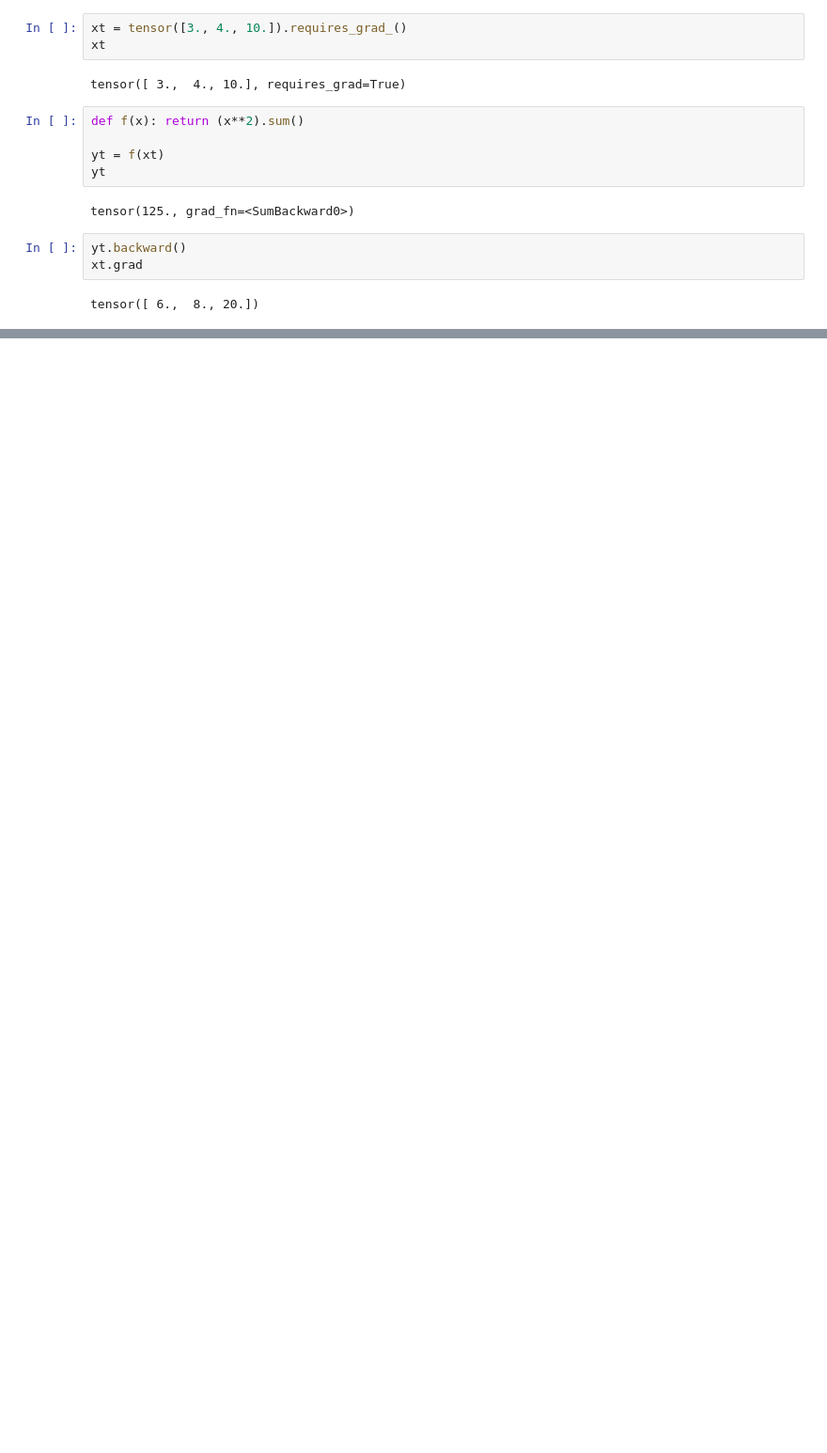
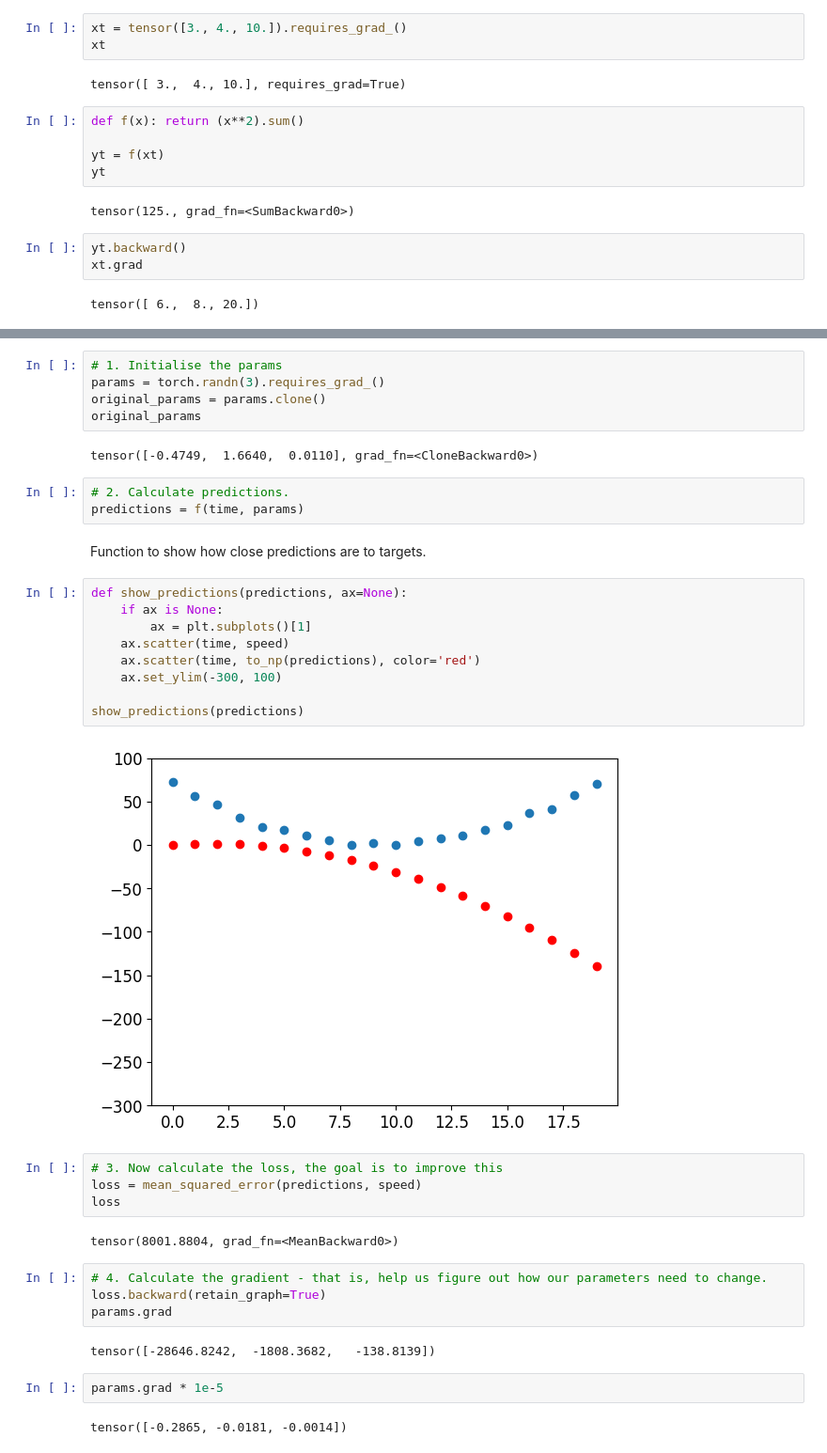
Before and after one commit to mendhak/fastai_lessons, a Jupyter notebook: 012_stochastic_gradient_descent.ipynb, the cells around one changed output, grey strips where cells are left out. Shown at 94% size. Saved outputs shown, nothing was run; the diff lists cells and outputs as text; blank space fills up the shorter version.

```diff
--- a/012_stochastic_gradient_descent.ipynb
+++ b/012_stochastic_gradient_descent.ipynb
@@ -70,0 +98,39 @@ Stepping with a learning rate
+# %%
+# 1. Initialise the params
+params = torch.randn(3).requires_grad_()
+original_params = params.clone()
+original_params
+# %% [output]
+tensor([-0.4749,  1.6640,  0.0110], grad_fn=<CloneBackward0>)
+# %%
+# 2. Calculate predictions.
+predictions = f(time, params)
+# %% [markdown]
+Function to show how close predictions are to targets.
+# %%
+def show_predictions(predictions, ax=None):
+    if ax is None:
+        ax = plt.subplots()[1]
+    ax.scatter(time, speed)
+    ax.scatter(time, to_np(predictions), color='red')
+    ax.set_ylim(-300, 100)
+
+show_predictions(predictions)
+# %% [output]
+[figure, added]
+# %%
+# 3. Now calculate the loss, the goal is to improve this
+loss = mean_squared_error(predictions, speed)
+loss
+# %% [output]
+tensor(8001.8804, grad_fn=<MeanBackward0>)
+# %%
+# 4. Calculate the gradient - that is, help us figure out how our parameters need to change.
+loss.backward(retain_graph=True)
+params.grad
+# %% [output]
+tensor([-28646.8242,  -1808.3682,   -138.8139])
+# %%
+params.grad * 1e-5
+# %% [output]
+tensor([-0.2865, -0.0181, -0.0014])
```
Also changed, not shown: parts of 20 cells of this notebook.
